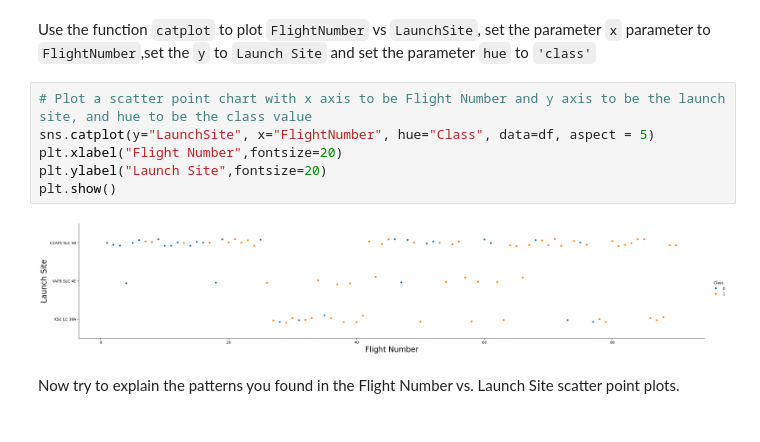
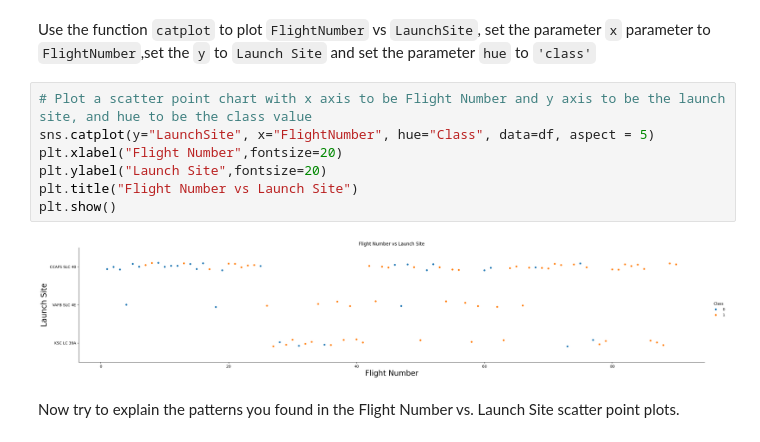
Before and after one commit to kennedyopokuasare/IBM_datascience, a Jupyter notebook: captone_project/spacex-eda-dataviz.ipynb, the cells around one changed output. Drawn from its saved outputs; the diff is of its cells as text.

```diff
--- a/captone_project/spacex-eda-dataviz.ipynb
+++ b/captone_project/spacex-eda-dataviz.ipynb
@@ -89,11 +89,12 @@ Use the function <code>catplot</code> to plot <code>FlightNumber</code> vs <code
 # %%
 # Plot a scatter point chart with x axis to be Flight Number and y axis to be the launch site, and hue to be the class value
 sns.catplot(y="LaunchSite", x="FlightNumber", hue="Class", data=df, aspect = 5)
 plt.xlabel("Flight Number",fontsize=20)
 plt.ylabel("Launch Site",fontsize=20)
+plt.title("Flight Number vs Launch Site")
 plt.show()
 # %% [output]
-[figure, old version]
+[figure, new version]
 # %% [markdown]
 Now try to explain the patterns you found in the Flight Number vs. Launch Site scatter point plots.
 # %% [markdown]
```
Also changed, not shown: 14 other files.
